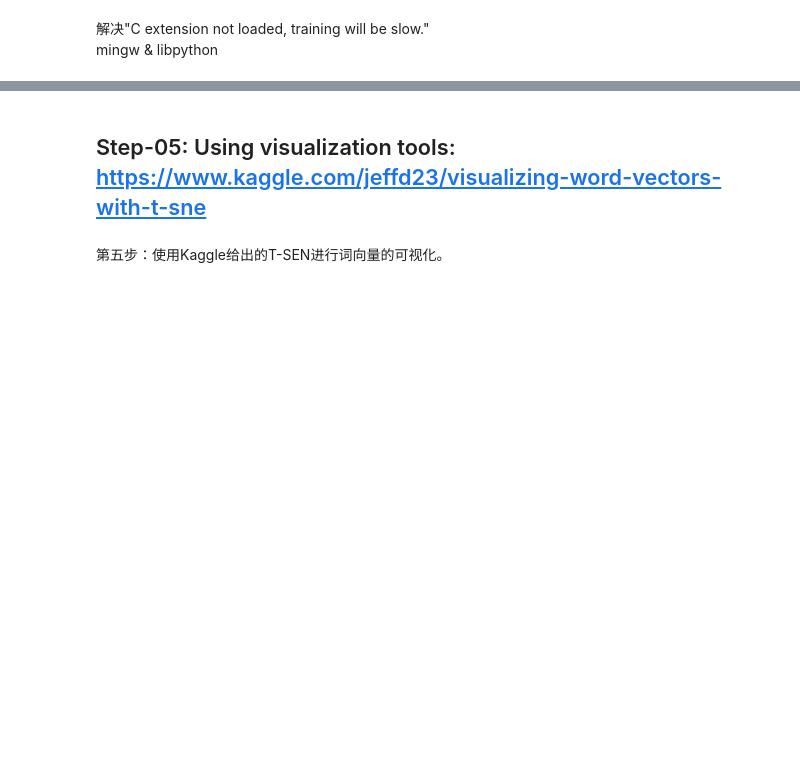
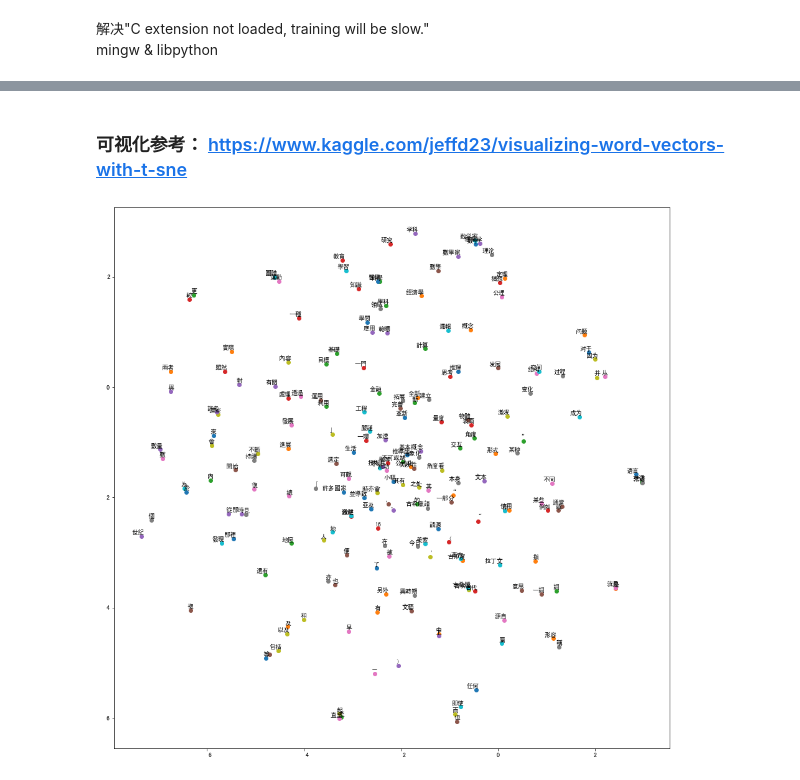
Before and after one commit to DraculaXly/NLP, a Jupyter notebook: Assignments/Assignment_04.ipynb, the cells around one changed output, grey strips where cells are left out. Saved outputs shown, nothing was run; the diff lists cells and outputs as text; code cells hidden in the pictures; blank space fills up the shorter version.

```diff
--- a/Assignments/Assignment_04.ipynb
+++ b/Assignments/Assignment_04.ipynb
@@ -60 +112,3 @@ model = word2vec.Word2Vec(sentences, size=250)
 model.save(r"D:\GitHub\Data\zhwiki\wiki_corpus.model")
+# %%
+model = models.Word2Vec.load(r"D:\GitHub\Data\zhwiki\wiki_corpus.model")
@@ -61,4 +175,39 @@ model.save(r"D:\GitHub\Data\zhwiki\wiki_corpus.model")
 # %% [markdown]
-## Step-05: Using visualization tools: https://www.kaggle.com/jeffd23/visualizing-word-vectors-with-t-sne
+### 可视化参考： https://www.kaggle.com/jeffd23/visualizing-word-vectors-with-t-sne
-# %% [markdown]
-第五步：使用Kaggle给出的T-SEN进行词向量的可视化。
+# %%
+#可视化数据
+def tsne_plot(model, nums):
+    "Creates and TSNE model and plots it"
+    labels = []
+    tokens = []
+
+    init_nums = 0
+    for word in model.wv.vocab:
+        if init_nums < nums:
+            tokens.append(model.wv[word])
+            labels.append(word)
+        init_nums += 1
+
+    tsne_model = TSNE(perplexity=40, n_components=2, init='pca', n_iter=2500, random_state=23)
+    new_values = tsne_model.fit_transform(tokens)
+
+    x = []
+    y = []
+    for value in new_values:
+        x.append(value[0])
+        y.append(value[1])
+
+    plt.figure(figsize=(16, 16))
+    for i in range(nums):
+        plt.scatter(x[i],y[i])
+        plt.annotate(labels[i],
+                     xy=(x[i], y[i]),
+                     xytext=(5, 2),
+                     textcoords='offset points',
+                     ha='right',
+                     va='bottom')
+    plt.show()
+# %%
+tsne_plot(model, 200)
+# %% [output]
+[figure, added]
```
Also changed, not shown: parts of 19 cells of this notebook.
